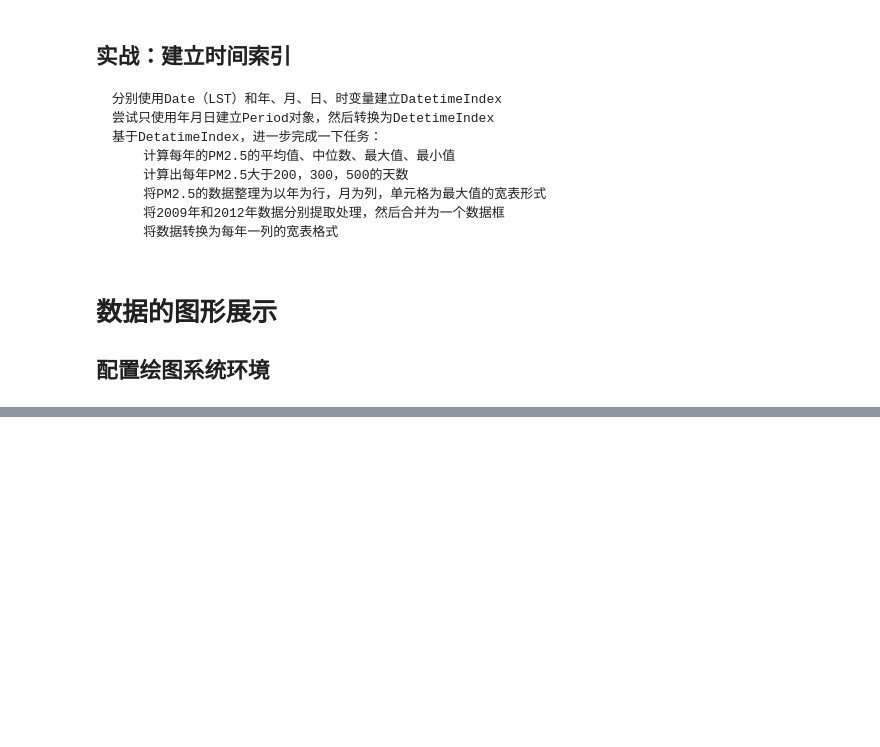
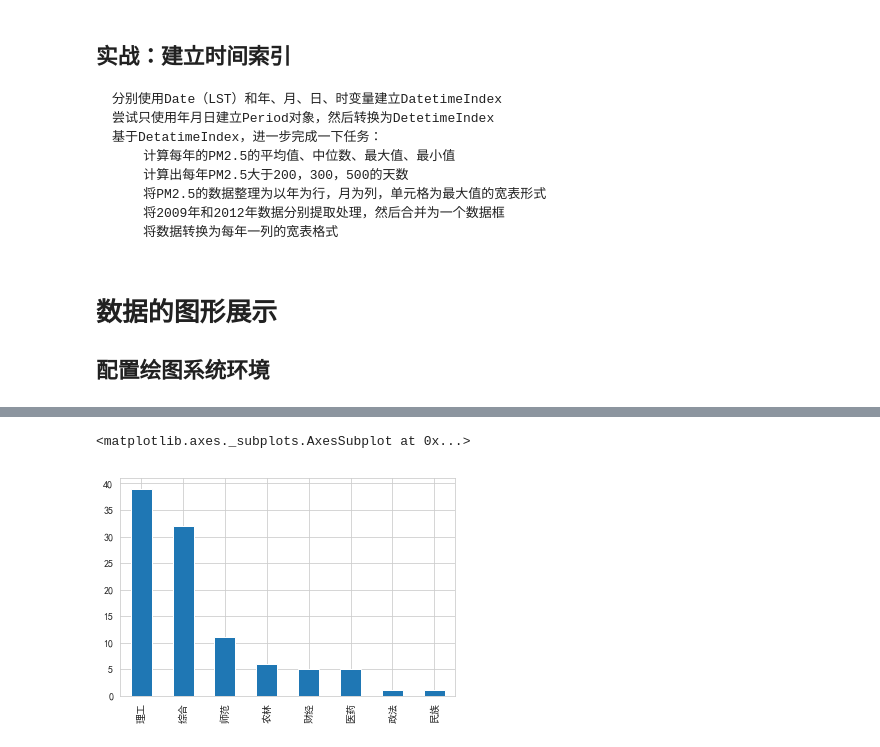
Before and after one commit to kexiaojiu/Pandas_learning_notes, a Jupyter notebook: 01 pandas/my_note.ipynb, the cells around one changed output, grey strips where cells are left out. Saved outputs shown, nothing was run; the diff lists cells and outputs as text; code cells hidden in the pictures; blank space fills up the shorter version.

```diff
--- a/01 pandas/my_note.ipynb
+++ b/01 pandas/my_note.ipynb
@@ -1543,0 +1621,5 @@ time_index_2009_index.shift(3)
+# %%
+pd.value_counts(df['类型']).plot.bar()
+# %% [output]
+<matplotlib.axes._subplots.AxesSubplot at 0x...>
+[figure, added]
```
Also changed, not shown: parts of 36 cells of this notebook, 1 other file.
